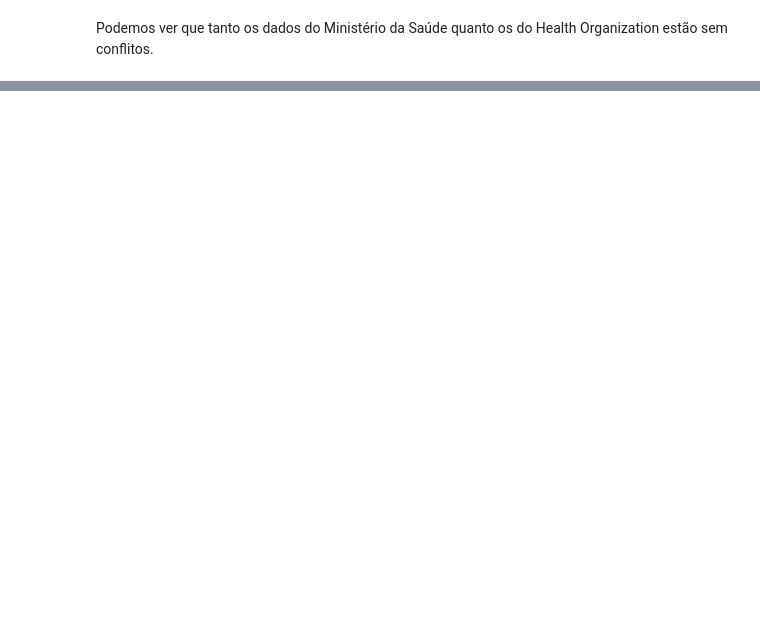
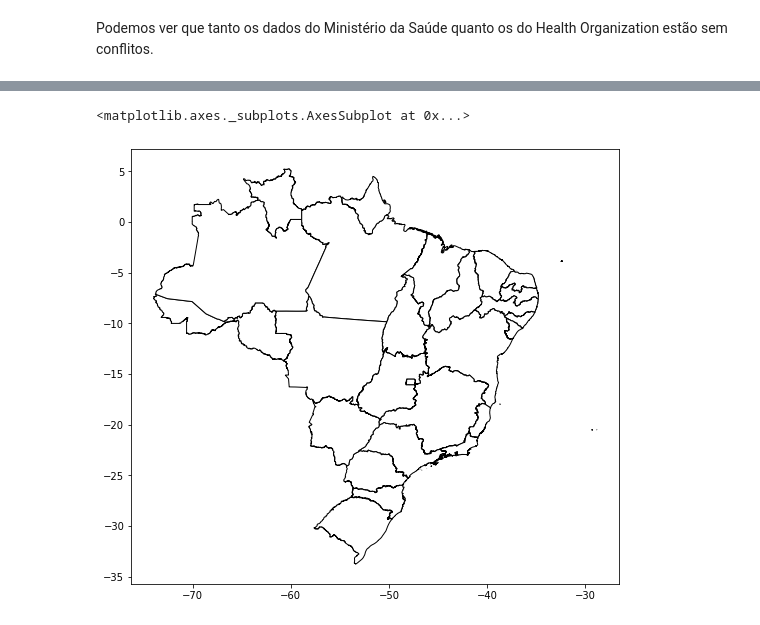
Before and after one commit to samaramms/MonkeypoxTraining, a Jupyter notebook: Monkeypox_Training.ipynb, the cells around one changed output, grey strips where cells are left out. Cells and saved outputs as stored; diff of their text form; code cells hidden in the pictures; blank space fills up the shorter version.

```diff
--- a/Monkeypox_Training.ipynb
+++ b/Monkeypox_Training.ipynb
@@ -319,0 +341,3 @@ Podemos ver que tanto os dados do Ministério da Saúde quanto os do Health Orga
+# %%
+brasil = gpd.read_file('/content/BR_UF_2021.shp')
+brasil
@@ -319,0 +364,3 @@ Podemos ver que tanto os dados do Ministério da Saúde quanto os do Health Orga
+# %%
+brasil.drop(columns = ['CD_UF', 'SIGLA', 'NM_REGIAO'], inplace = True)
+brasil
@@ -319,0 +385,5 @@ Podemos ver que tanto os dados do Ministério da Saúde quanto os do Health Orga
+# %%
+rename2 = {'NM_UF': 'Estados'}
+
+brasil.rename(columns = rename2, inplace = True)
+brasil
@@ -319,0 +408,5 @@ Podemos ver que tanto os dados do Ministério da Saúde quanto os do Health Orga
+# %%
+brasil.plot(color = 'white', edgecolor = 'black', figsize = (15,8))
+# %% [output]
+<matplotlib.axes._subplots.AxesSubplot at 0x...>
+[figure, added]
```
Also changed, not shown: parts of 43 cells of this notebook.
